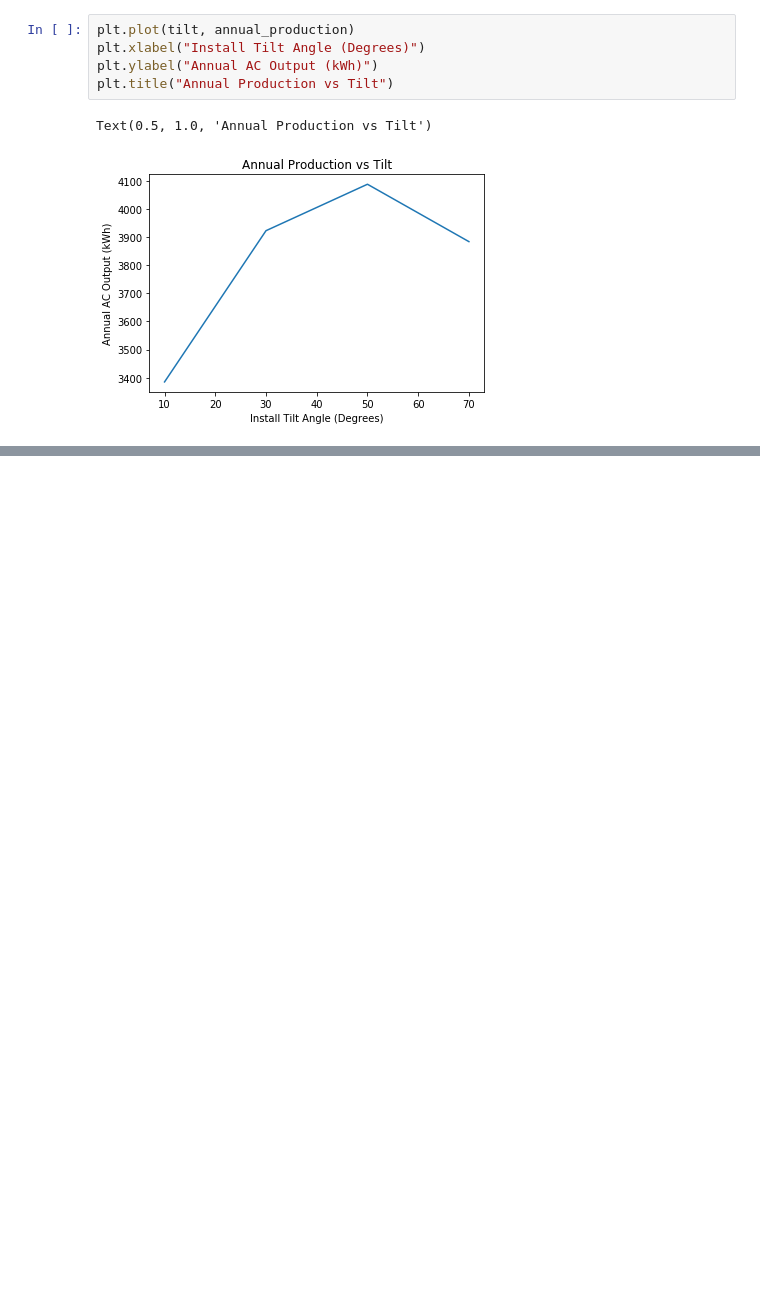
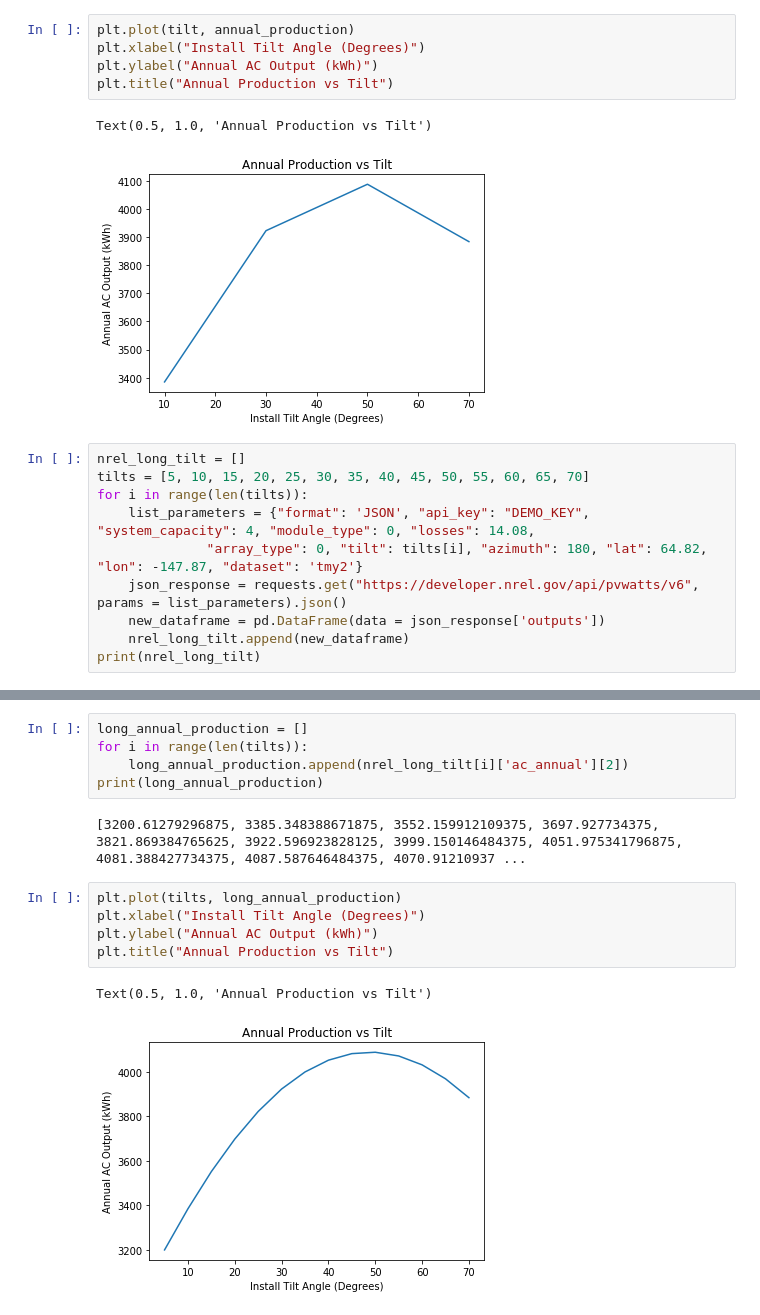
Before and after one commit to acep-uaf/ACEP_solar, a Jupyter notebook: Exploring API Calls to NREL.ipynb, the cells around one changed output, grey strips where cells are left out. Cells and saved outputs as stored; diff of their text form; blank space fills up the shorter version.

Commit message:
Finished graphing tilt data for ACEP meeting

```diff
--- a/Exploring API Calls to NREL.ipynb
+++ b/Exploring API Calls to NREL.ipynb
@@ -274,3 +274,13 @@ plt.title("Annual Production vs Tilt")
 # %% [output]
 Text(0.5, 1.0, 'Annual Production vs Tilt')
 [figure]
+# %%
+nrel_long_tilt = []
+tilts = [5, 10, 15, 20, 25, 30, 35, 40, 45, 50, 55, 60, 65, 70]
+for i in range(len(tilts)):
+    list_parameters = {"format": 'JSON', "api_key": "DEMO_KEY", "system_capacity": 4, "module_type": 0, "losses": 14.08,
+              "array_type": 0, "tilt": tilts[i], "azimuth": 180, "lat": 64.82, "lon": -147.87, "dataset": 'tmy2'}
+    json_response = requests.get("https://developer.nrel.gov/api/pvwatts/v6", params = list_parameters).json()
+    new_dataframe = pd.DataFrame(data = json_response['outputs'])
+    nrel_long_tilt.append(new_dataframe)
+print(nrel_long_tilt)
@@ -276,0 +305,15 @@ Text(0.5, 1.0, 'Annual Production vs Tilt')
+# %%
+long_annual_production = []
+for i in range(len(tilts)):
+    long_annual_production.append(nrel_long_tilt[i]['ac_annual'][2])
+print(long_annual_production)
+# %% [output]
+[3200.61279296875, 3385.348388671875, 3552.159912109375, 3697.927734375, 3821.869384765625, 3922.596923828125, 3999.150146484375, 4051.975341796875, 4081.388427734375, 4087.587646484375, 4070.91210937 ...
+# %%
+plt.plot(tilts, long_annual_production)
+plt.xlabel("Install Tilt Angle (Degrees)")
+plt.ylabel("Annual AC Output (kWh)")
+plt.title("Annual Production vs Tilt")
+# %% [output]
+Text(0.5, 1.0, 'Annual Production vs Tilt')
+[figure, added]
```
Also changed, not shown: parts of 1 cell of this notebook.
